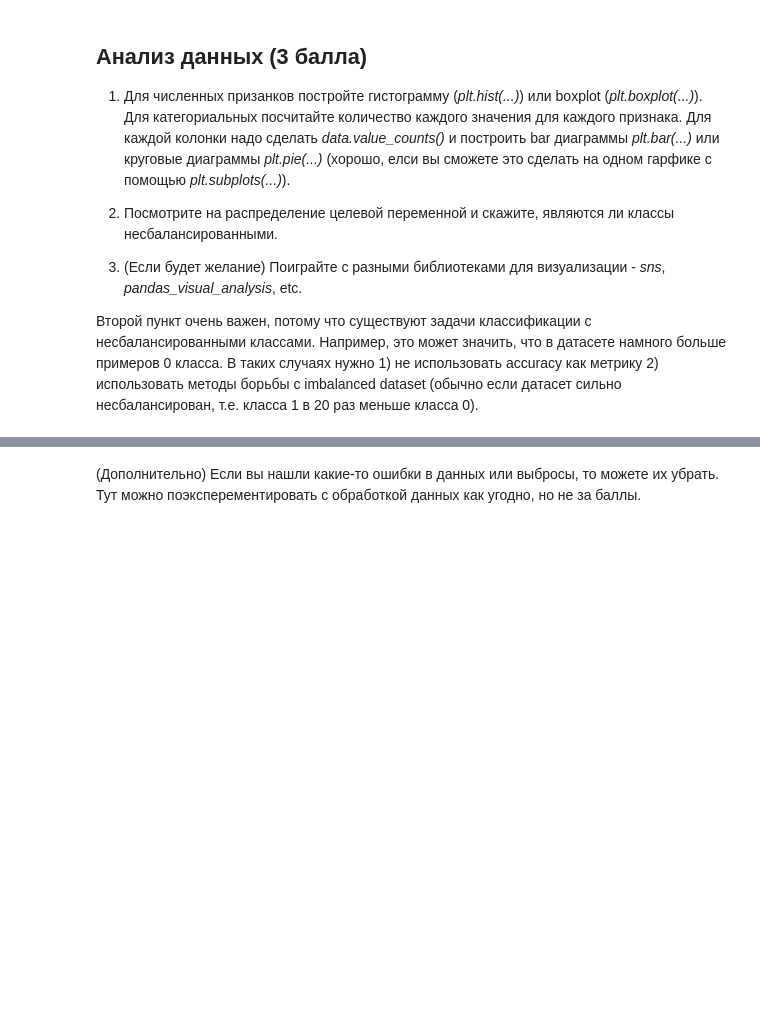
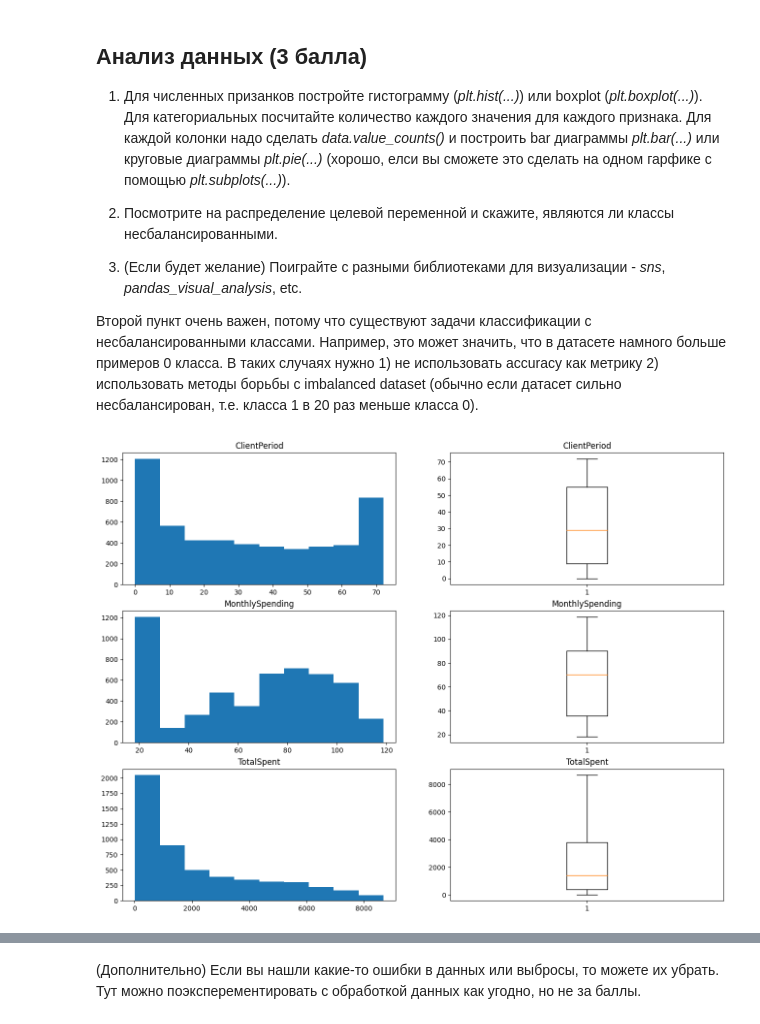
Before and after one commit to lunaplush/hope, a Jupyter notebook: prodvinutij_3/hw_kaggle.ipynb, the cells around one changed output, grey strips where cells are left out. Drawn from its saved outputs; the diff is of its cells as text; code cells hidden in the pictures; blank space fills up the shorter version.

```diff
--- a/prodvinutij_3/hw_kaggle.ipynb
+++ b/prodvinutij_3/hw_kaggle.ipynb
@@ -103,5 +104,5 @@ from matplotlib import pyplot as plt
 # %%
-data = pd.read_csv('./train.csv')
+data = pd.read_csv('train.csv')
 # %%
 # Для вашего удобства списки с именами разных колонок
 
@@ -150,0 +196,20 @@ target_col = 'Churn'
+# %%
+# В числовых данных в поле TotalSpent было 9 пустых значений
+# Заменим их на часто встречающееся значение, например 300
+def change(x):
+    if x == " ":
+        x = 800
+    else:
+        x = float(x)
+    return x
+data.TotalSpent = data.TotalSpent.apply(change)
+# %%
+
+fig, ax =  plt.subplots(3,2, figsize=(16,12))
+for i in range(3):
+    ax[i][0].hist(data[[num_cols[i]]])
+    ax[i][0].set_title(num_cols[i])
+    ax[i][1].boxplot(data[[num_cols[i]]])
+    ax[i][1].set_title(num_cols[i])
+# %% [output]
+[figure, added]
```
Also changed, not shown: parts of 34 cells of this notebook, 3 other files.
